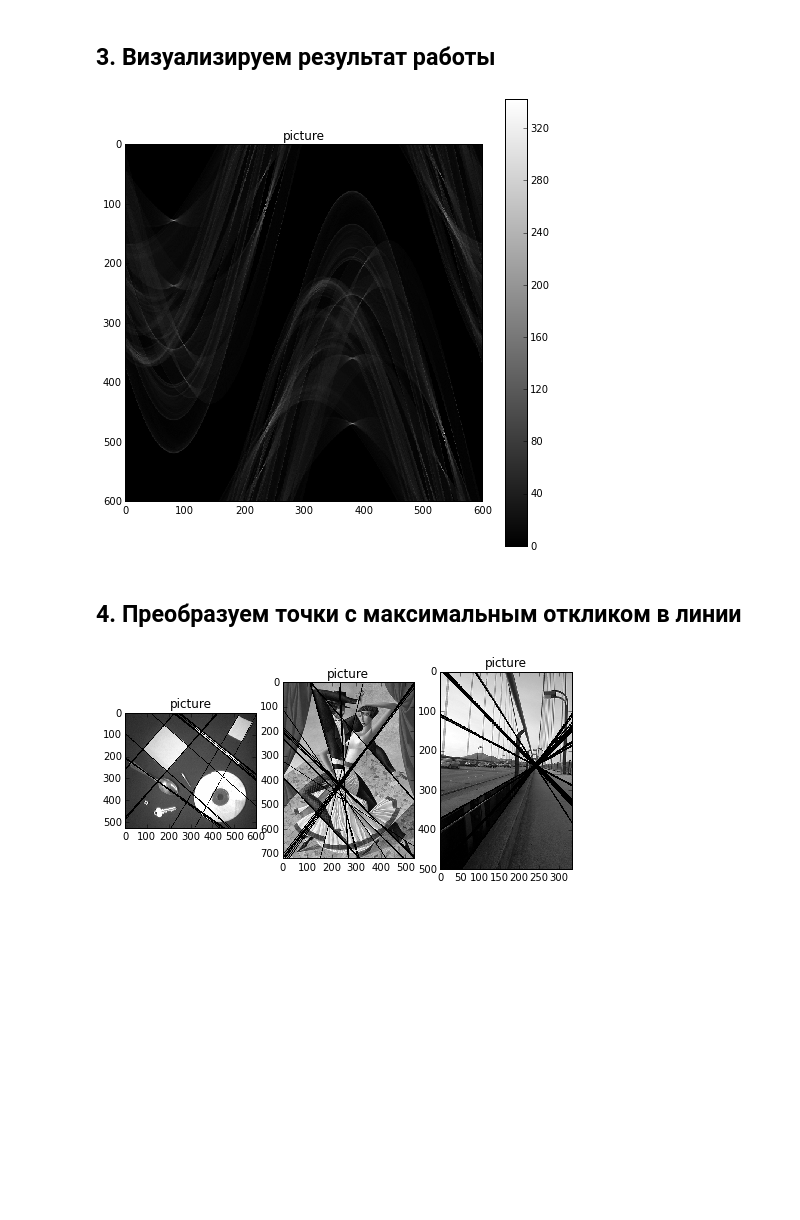
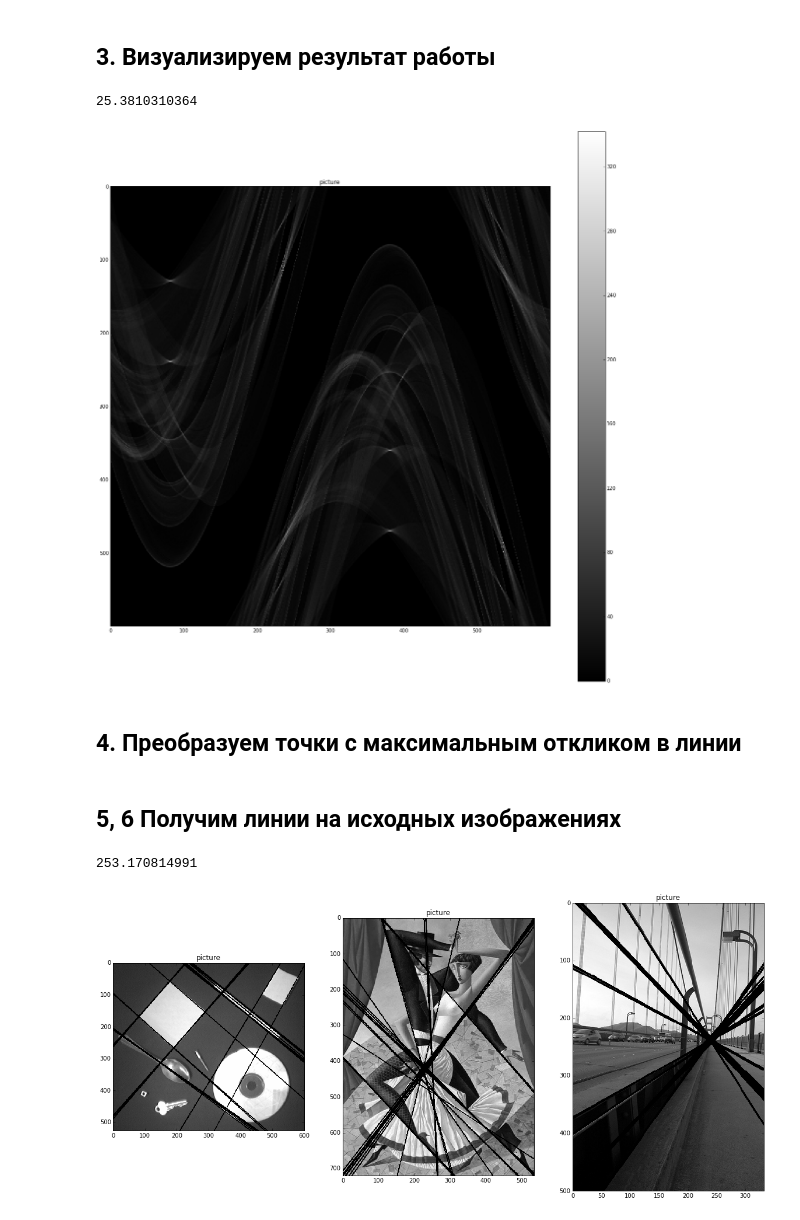
Before and after one commit to dmitriyshad/Pictures, a Jupyter notebook: Fabarisov_Lab_5.ipynb, the cells around one changed output. Saved outputs shown, nothing was run; the diff lists cells and outputs as text; code cells hidden in the pictures; blank space fills up the shorter version.

```diff
--- a/Fabarisov_Lab_5.ipynb
+++ b/Fabarisov_Lab_5.ipynb
@@ -87,10 +89,13 @@ def houghlines(img, f_steps, r_steps, accuracy):
 # %% [markdown]
 ## 3. Визуализируем результат работы
 # %%
+start = time.time()
 haf = houghlines(lines[0], f_steps, r_steps, 1)
 show_pic([haf])
+print time.time() - start
 # %% [output]
+25.3810310364
-[figure, old version]
+[figure, new version]
 # %% [markdown]
 ## 4. Преобразуем точки с максимальным откликом в линии
 # %%
@@ -126,8 +130,14 @@ def get_pic_with_lines(img, f_steps = f_steps, r_steps = r_steps, lines_number =
 
     image_line = draw_lines(img, lines_phases)
     return image_line
+# %% [markdown]
+## 5, 6 Получим линии на исходных изображениях
 # %%
+start = time.time()
 image_lines = map(get_pic_with_lines, lines)
 show_pic(image_lines)
+
+print time.time() - start
 # %% [output]
+253.170814991
-[figure, old version]
+[figure, new version]
```
Also changed, not shown: parts of 9 cells of this notebook, 5 other files.
